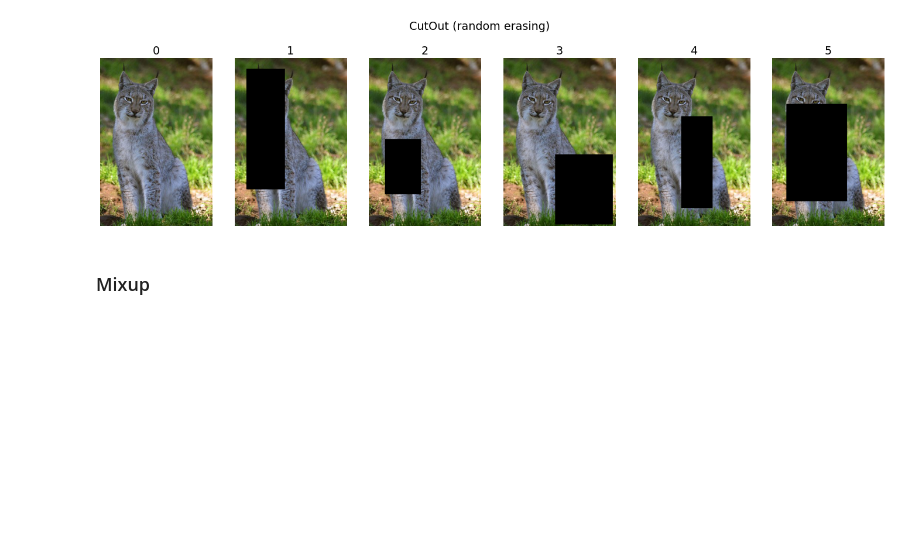
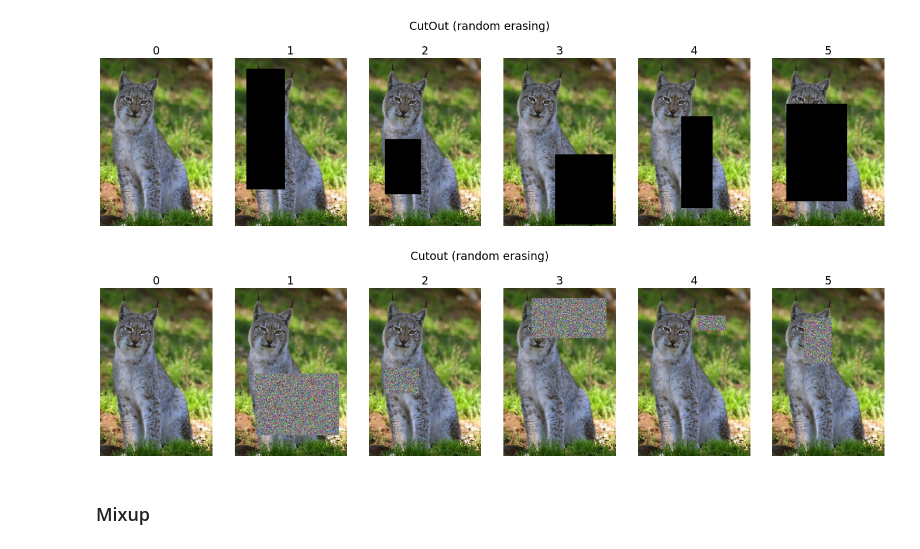
Before and after one commit to FixelAlgorithmsTeam/FixelCourses, a Jupyter notebook: DeepLearningMethods/09_TipsAndTricks/MainImageAugmentation2.ipynb, the cells around one changed output. Saved outputs shown, nothing was run; the diff lists cells and outputs as text; code cells hidden in the pictures; blank space fills up the shorter version.

```diff
--- a/DeepLearningMethods/09_TipsAndTricks/MainImageAugmentation2.ipynb
+++ b/DeepLearningMethods/09_TipsAndTricks/MainImageAugmentation2.ipynb
@@ -61,6 +61,12 @@ lRandomErasing = [oImage1] + [oRandomErasing(oImage1) for _ in range(5)]
 PlotTransofrm(lRandomErasing, 'Cutout (random erasing)')
 # %% [output]
 [figure]
+# %%
+oRandomErasing = transforms.Compose([transforms.ToTensor(), transforms.RandomErasing(p=1, value='random'), transforms.ToPILImage()])
+lRandomErasing = [oImage1] + [oRandomErasing(oImage1) for _ in range(5)]
+PlotTransofrm(lRandomErasing, 'Cutout (random erasing)')
+# %% [output]
+[figure, added]
 # %% [markdown]
 ### Mixup
 # %% [markdown]
```
Also changed, not shown: 2 other files.
